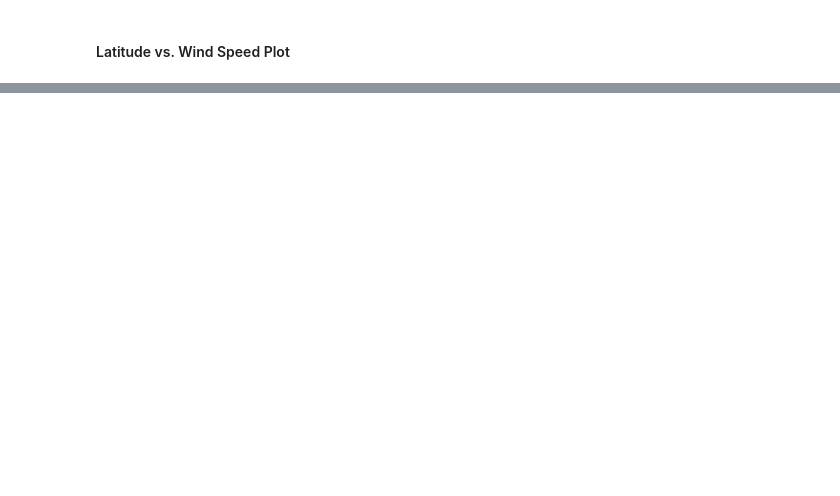
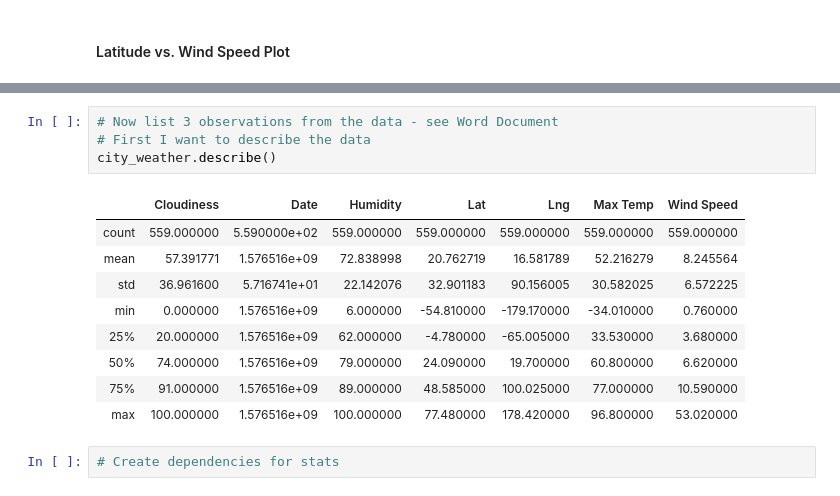
Before and after one commit to Dan-Bruen/API-Challenge, a Jupyter notebook: DBruen_WeatherPy.ipynb, the cells around one changed output, grey strips where cells are left out. Cells and saved outputs as stored; diff of their text form; blank space fills up the shorter version.

```diff
--- a/DBruen_WeatherPy.ipynb
+++ b/DBruen_WeatherPy.ipynb
@@ -239,0 +244,16 @@ plt.savefig("windspeed-lat.png")
+# %%
+# Now list 3 observations from the data - see Word Document
+# First I want to describe the data
+city_weather.describe()
+# %% [output]
+|  | Cloudiness | Date | Humidity | Lat | Lng | Max Temp | Wind Speed |
+| count | 559.000000 | 5.590000e+02 | 559.000000 | 559.000000 | 559.000000 | 559.000000 | 559.000000 |
+| mean | 57.391771 | 1.576516e+09 | 72.838998 | 20.762719 | 16.581789 | 52.216279 | 8.245564 |
+| std | 36.961600 | 5.716741e+01 | 22.142076 | 32.901183 | 90.156005 | 30.582025 | 6.572225 |
+| min | 0.000000 | 1.576516e+09 | 6.000000 | -54.810000 | -179.170000 | -34.010000 | 0.760000 |
+| 25% | 20.000000 | 1.576516e+09 | 62.000000 | -4.780000 | -65.005000 | 33.530000 | 3.680000 |
+| 50% | 74.000000 | 1.576516e+09 | 79.000000 | 24.090000 | 19.700000 | 60.800000 | 6.620000 |
+| 75% | 91.000000 | 1.576516e+09 | 89.000000 | 48.585000 | 100.025000 | 77.000000 | 10.590000 |
+| max | 100.000000 | 1.576516e+09 | 100.000000 | 77.480000 | 178.420000 | 96.800000 | 53.020000 |
+# %%
+# Create dependencies for stats
```
Also changed, not shown: parts of 14 cells of this notebook, 1 other file.
